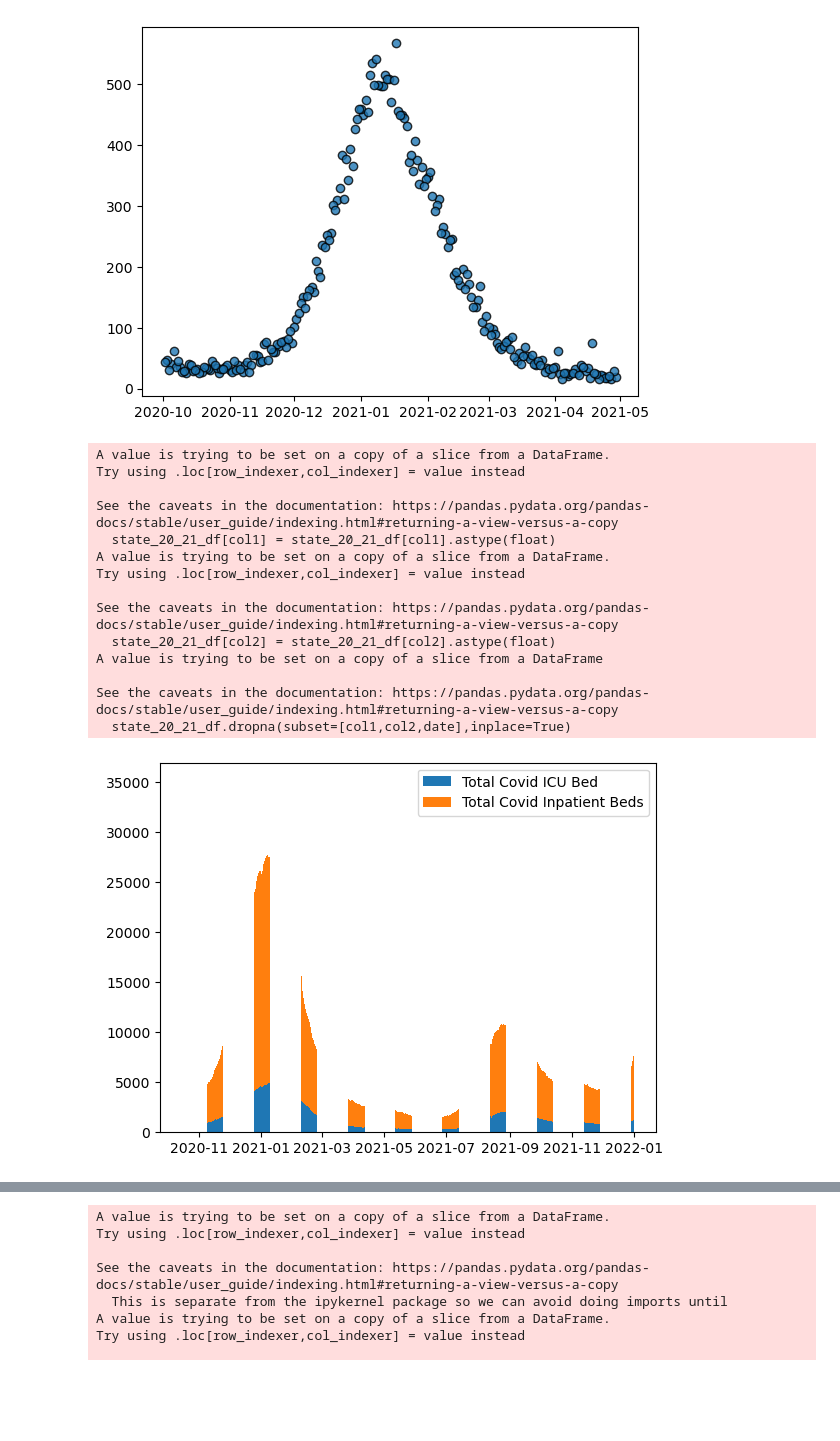
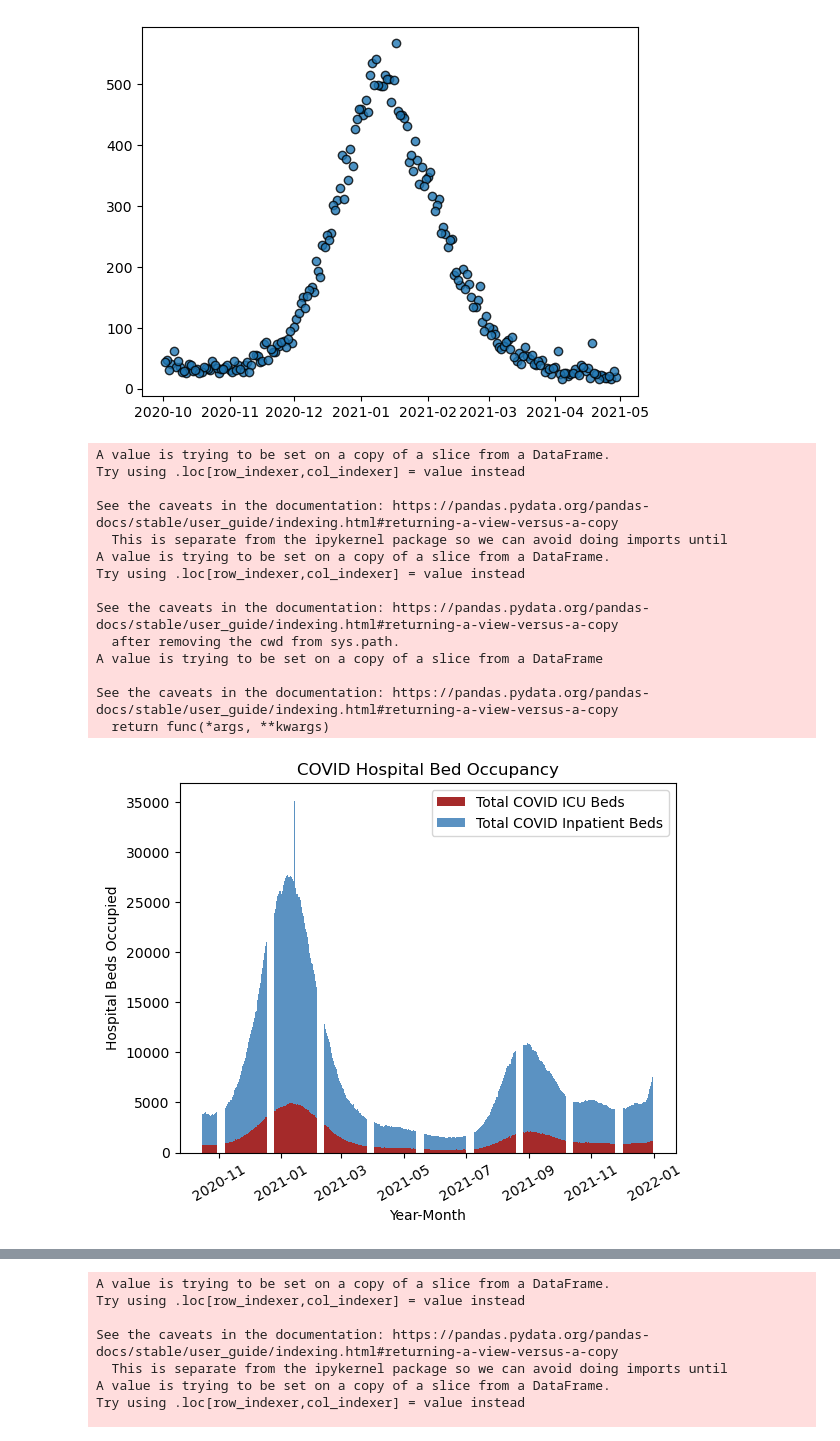
Before and after one commit to Project-1-Team-9/Covid-Analysis, a Jupyter notebook: health_data_api.ipynb, the cells around one changed output, grey strips where cells are left out. Saved outputs shown, nothing was run; the diff lists cells and outputs as text; code cells hidden in the pictures; blank space fills up the shorter version.

Commit message:
finished aesthetics of graphs

```diff
--- a/health_data_api.ipynb
+++ b/health_data_api.ipynb
@@ -303,36 +303,40 @@ plt.show()
 # %%
 ### Q3 #1 Graph Jennifer Dickworth to clean
 # inpatient_beds_used_covid     adult_icu_bed_covid_utilization_numerator
 # labels = date
 # inpatient_beds_used_covid = q3_df["inpatient_beds_used_covid"].astype(int)
 # adult_icu_bed_covid_utilization_numerator = q3_df['adult_icu_bed_covid_utilization_numerator'].astype(int)
 column_clean("adult_icu_bed_covid_utilization_numerator","inpatient_beds_used_covid","date")
-width = 0.35
+width = 0.85
 fig, ax = plt.subplots()
 
-ax.bar(new_date,data1, width)
-ax.bar(new_date,data2, width,bottom = data1)
-plt.legend(["Total Covid ICU Bed","Total Covid Inpatient Beds"])
+ax.bar(new_date,data1, width, color = "#A52A2A")
+ax.bar(new_date,data2, width,bottom = data1, color = "#5B92C2")
+plt.title("COVID Hospital Bed Occupancy")
+plt.xlabel("Year-Month")
+plt.xticks(rotation = 30)
+plt.ylabel("Hospital Beds Occupied")
+plt.legend(["Total COVID ICU Beds","Total COVID Inpatient Beds"])
 plt.show()
 
 #numbers on the bottom diags, change date formats (m)
 #labels and title, red dots,
 # %% [output]
 A value is trying to be set on a copy of a slice from a DataFrame.
 Try using .loc[row_indexer,col_indexer] = value instead
 
 See the caveats in the documentation: https://pandas.pydata.org/pandas-docs/stable/user_guide/indexing.html#returning-a-view-versus-a-copy
-  state_20_21_df[col1] = state_20_21_df[col1].astype(float)
+  This is separate from the ipykernel package so we can avoid doing imports until
 A value is trying to be set on a copy of a slice from a DataFrame.
 Try using .loc[row_indexer,col_indexer] = value instead
 
 See the caveats in the documentation: https://pandas.pydata.org/pandas-docs/stable/user_guide/indexing.html#returning-a-view-versus-a-copy
-  state_20_21_df[col2] = state_20_21_df[col2].astype(float)
+  after removing the cwd from sys.path.
 A value is trying to be set on a copy of a slice from a DataFrame
 
 See the caveats in the documentation: https://pandas.pydata.org/pandas-docs/stable/user_guide/indexing.html#returning-a-view-versus-a-copy
-  state_20_21_df.dropna(subset=[col1,col2,date],inplace=True)
+  return func(*args, **kwargs)
-[figure, old version]
+[figure, new version]
 # %%
 #explanation^^^
 # %%
```
Also changed, not shown: parts of 2 cells of this notebook.
